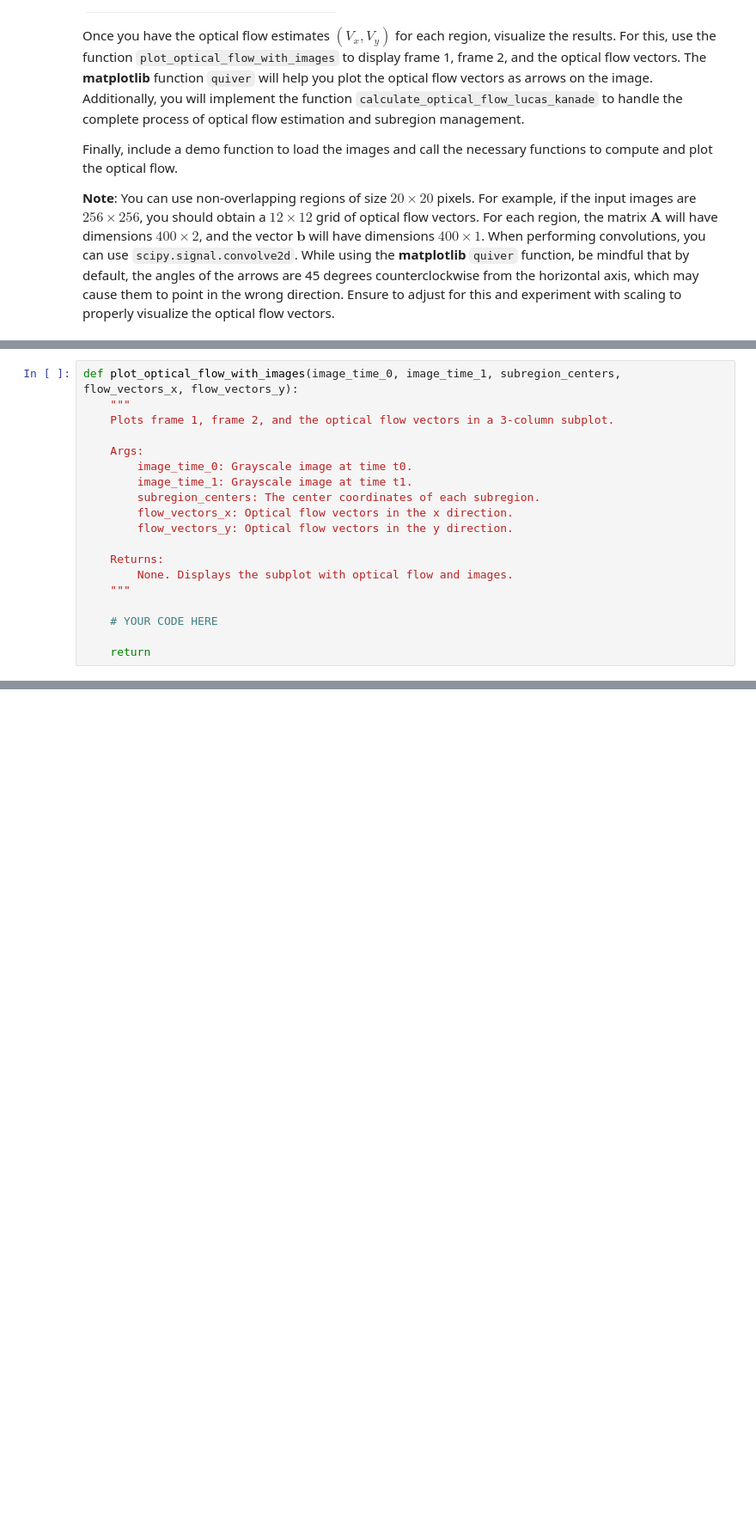
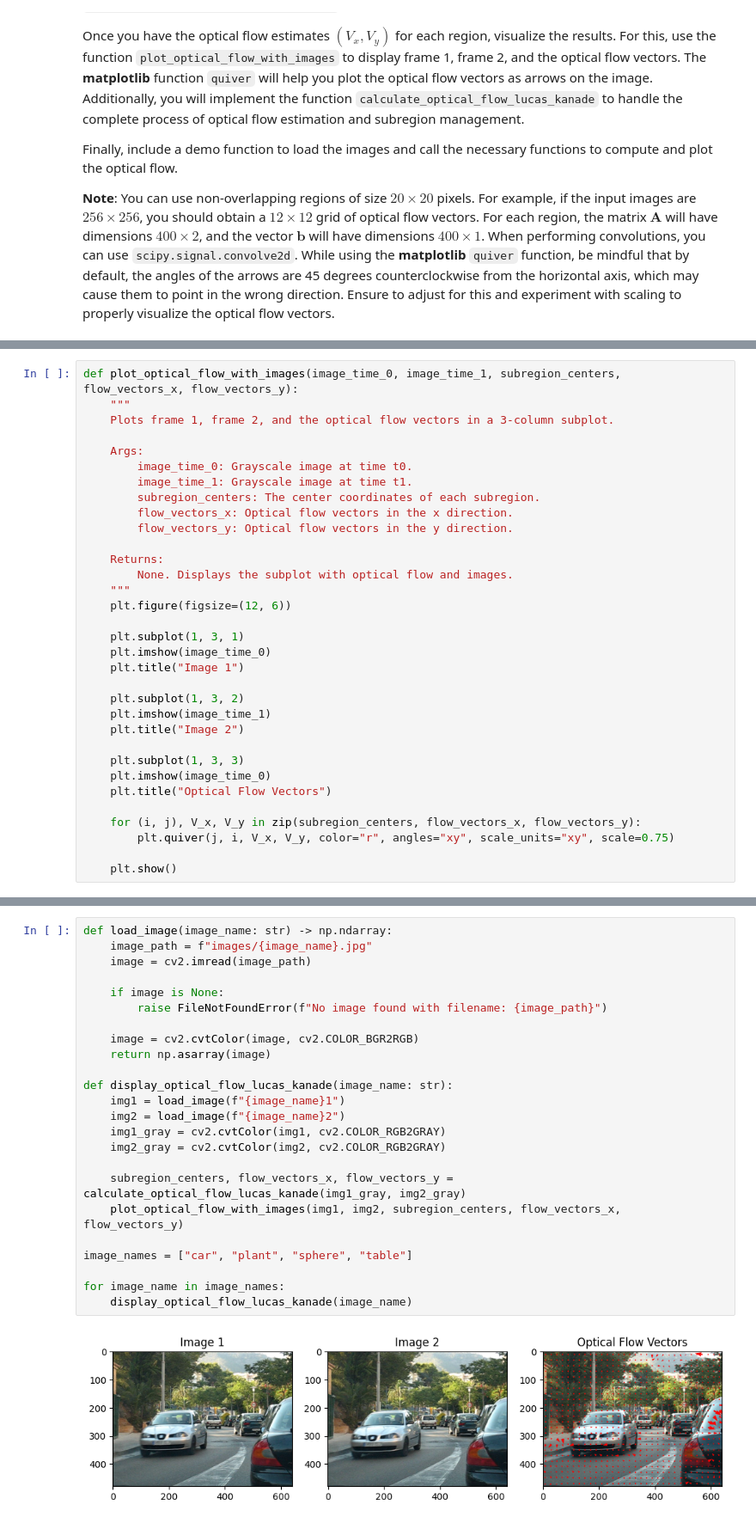
Before and after one commit to meherc99/group44_cv_labs, a Jupyter notebook: cv1-lab-3-main/cv1-lab-3.ipynb, the cells around one changed output, grey strips where cells are left out. Shown at 86% size. Drawn from its saved outputs; the diff is of its cells as text; blank space fills up the shorter version.

```diff
--- a/cv1-lab-3-main/cv1-lab-3.ipynb
+++ b/cv1-lab-3-main/cv1-lab-3.ipynb
@@ -702,7 +731,21 @@ def plot_optical_flow_with_images(image_time_0, image_time_1, subregion_centers,
     Returns:
         None. Displays the subplot with optical flow and images.
     """
+    plt.figure(figsize=(12, 6))
 
-    # YOUR CODE HERE
+    plt.subplot(1, 3, 1)
+    plt.imshow(image_time_0)
+    plt.title("Image 1")
 
-    return
+    plt.subplot(1, 3, 2)
+    plt.imshow(image_time_1)
+    plt.title("Image 2")
+
+    plt.subplot(1, 3, 3)
+    plt.imshow(image_time_0)
+    plt.title("Optical Flow Vectors")
+
+    for (i, j), V_x, V_y in zip(subregion_centers, flow_vectors_x, flow_vectors_y):
+        plt.quiver(j, i, V_x, V_y, color="r", angles="xy", scale_units="xy", scale=0.75)
+
+    plt.show()
@@ -710,0 +752,26 @@ def plot_optical_flow_with_images(image_time_0, image_time_1, subregion_centers,
+# %%
+def load_image(image_name: str) -> np.ndarray:
+    image_path = f"images/{image_name}.jpg"
+    image = cv2.imread(image_path)
+
+    if image is None:
+        raise FileNotFoundError(f"No image found with filename: {image_path}")
+
+    image = cv2.cvtColor(image, cv2.COLOR_BGR2RGB)
+    return np.asarray(image)
+
+def display_optical_flow_lucas_kanade(image_name: str):
+    img1 = load_image(f"{image_name}1")
+    img2 = load_image(f"{image_name}2")
+    img1_gray = cv2.cvtColor(img1, cv2.COLOR_RGB2GRAY)
+    img2_gray = cv2.cvtColor(img2, cv2.COLOR_RGB2GRAY)
+
+    subregion_centers, flow_vectors_x, flow_vectors_y = calculate_optical_flow_lucas_kanade(img1_gray, img2_gray)
+    plot_optical_flow_with_images(img1, img2, subregion_centers, flow_vectors_x, flow_vectors_y)
+
+image_names = ["car", "plant", "sphere", "table"]
+
+for image_name in image_names:
+    display_optical_flow_lucas_kanade(image_name)
+# %% [output]
+[figure, added]
```
Also changed, not shown: parts of 15 cells of this notebook.
